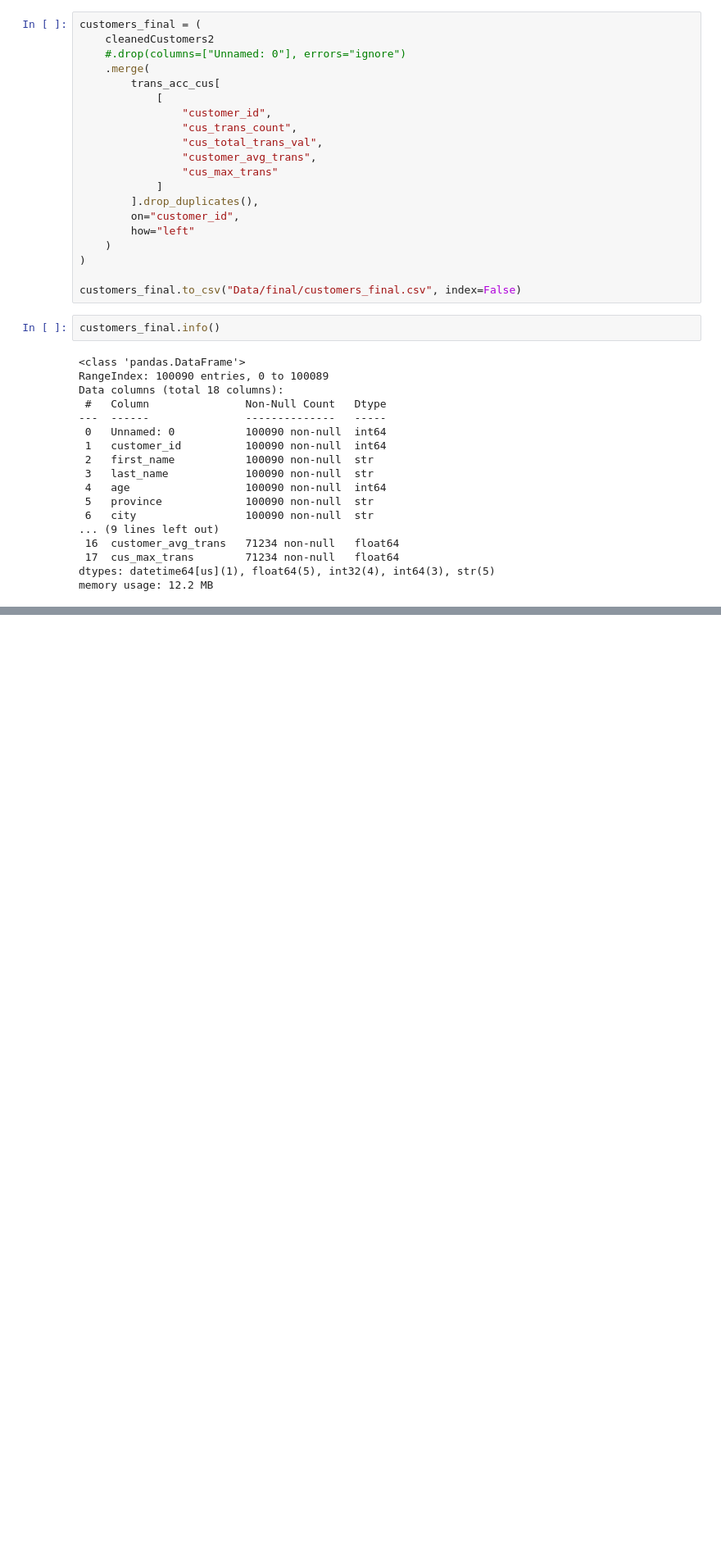
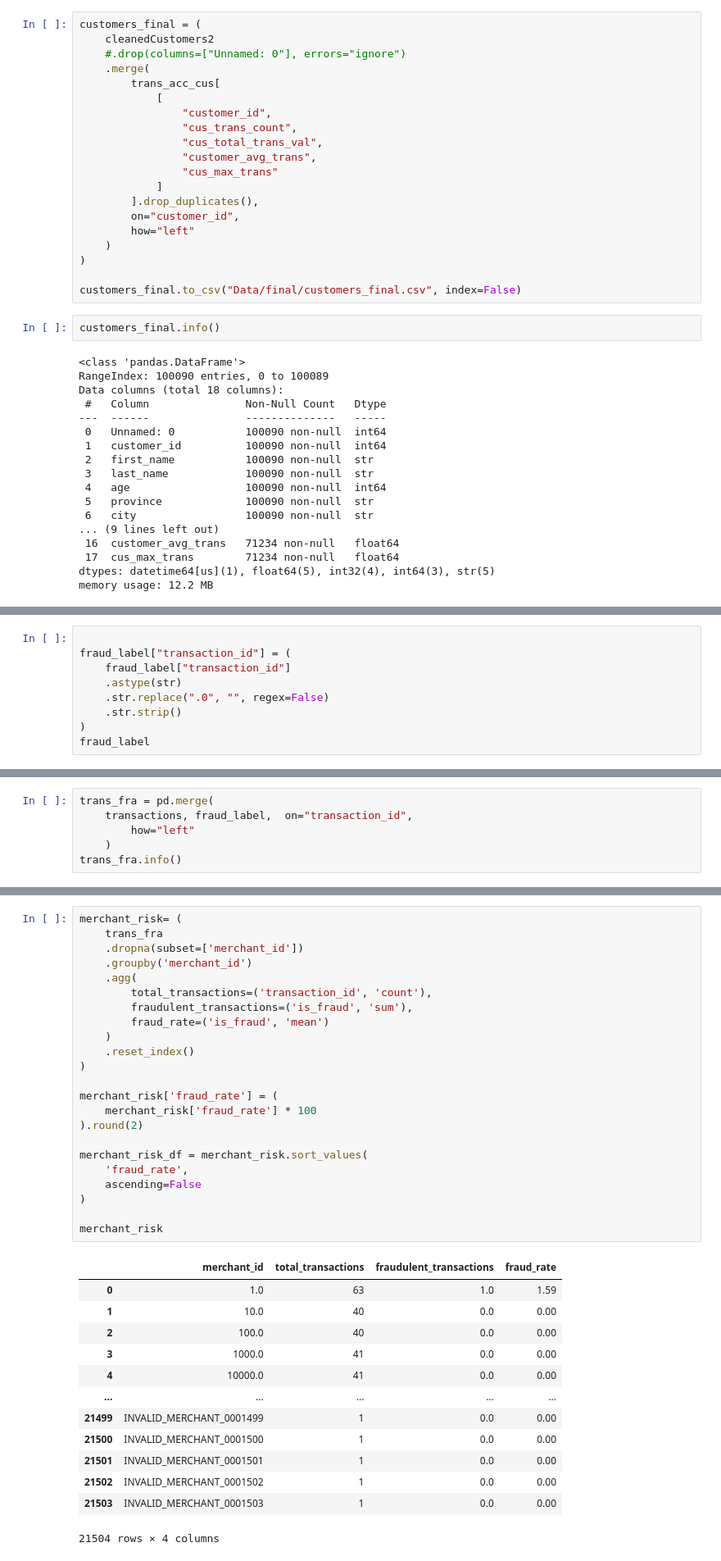
Before and after one commit to akonamajongile-a11y/bankguard, a Jupyter notebook: CleaningCustomers.ipynb, the cells around one changed output, grey strips where cells are left out. Shown at 82% size. Cells and saved outputs as stored; diff of their text form; blank space fills up the shorter version.

Commit message:
Business intelligence risk and management

```diff
--- a/CleaningCustomers.ipynb
+++ b/CleaningCustomers.ipynb
@@ -873,0 +933,9 @@ memory usage: 12.2 MB
+# %%
+
+fraud_label["transaction_id"] = (
+    fraud_label["transaction_id"]
+    .astype(str)
+    .str.replace(".0", "", regex=False)
+    .str.strip()
+)
+fraud_label
@@ -873,0 +956,6 @@ memory usage: 12.2 MB
+# %%
+trans_fra = pd.merge(
+    transactions, fraud_label,  on="transaction_id",
+        how="left"
+    )
+trans_fra.info()
@@ -873,0 +1076,37 @@ memory usage: 12.2 MB
+# %%
+merchant_risk= (
+    trans_fra
+    .dropna(subset=['merchant_id'])
+    .groupby('merchant_id')
+    .agg(
+        total_transactions=('transaction_id', 'count'),
+        fraudulent_transactions=('is_fraud', 'sum'),
+        fraud_rate=('is_fraud', 'mean')
+    )
+    .reset_index()
+)
+
+merchant_risk['fraud_rate'] = (
+    merchant_risk['fraud_rate'] * 100
+).round(2)
+
+merchant_risk_df = merchant_risk.sort_values(
+    'fraud_rate',
+    ascending=False
+)
+
+merchant_risk
+# %% [output]
+|  | merchant_id | total_transactions | fraudulent_transactions | fraud_rate |
+| 0 | 1.0 | 63 | 1.0 | 1.59 |
+| 1 | 10.0 | 40 | 0.0 | 0.00 |
+| 2 | 100.0 | 40 | 0.0 | 0.00 |
+| 3 | 1000.0 | 41 | 0.0 | 0.00 |
+| 4 | 10000.0 | 41 | 0.0 | 0.00 |
+| ... | ... | ... | ... | ... |
+| 21499 | INVALID_MERCHANT_0001499 | 1 | 0.0 | 0.00 |
+| 21500 | INVALID_MERCHANT_0001500 | 1 | 0.0 | 0.00 |
+| 21501 | INVALID_MERCHANT_0001501 | 1 | 0.0 | 0.00 |
+| 21502 | INVALID_MERCHANT_0001502 | 1 | 0.0 | 0.00 |
+| 21503 | INVALID_MERCHANT_0001503 | 1 | 0.0 | 0.00 |
+21504 rows × 4 columns
```
Also changed, not shown: parts of 13 cells of this notebook.
